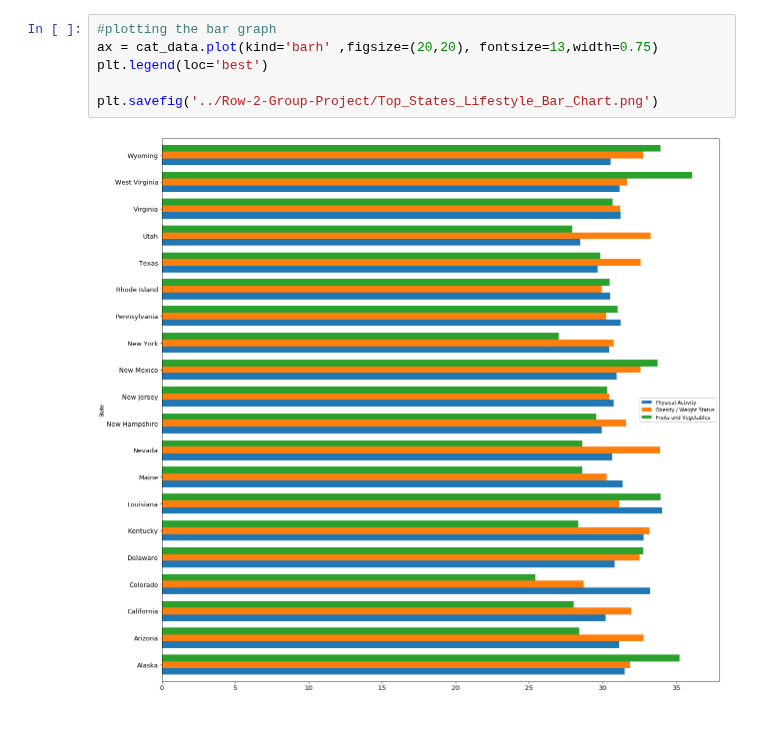
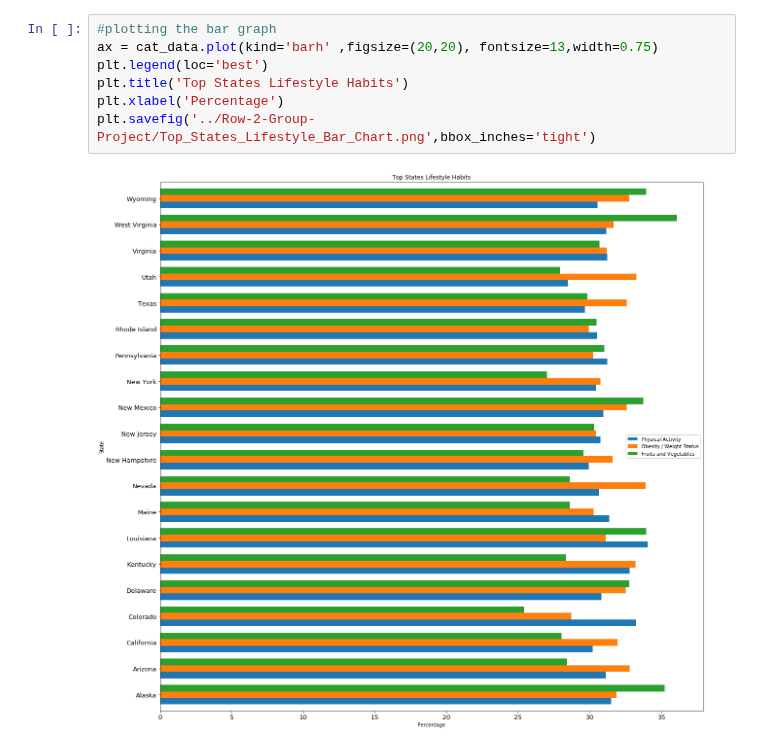
Before and after one commit to settinge/Cancer-and-Nonbiological-Variables, a Jupyter notebook: Lifestyle Data Code.ipynb, the cells around one changed output. Cells and saved outputs as stored; diff of their text form.

Commit message:
Adding final project files

```diff
--- a/Lifestyle Data Code.ipynb
+++ b/Lifestyle Data Code.ipynb
@@ -93,11 +138,12 @@ export_csv = cat_data.to_csv (r'../Row-2-Group-Project/cat_data.csv', header=Tru
 # %%
 #plotting the bar graph
 ax = cat_data.plot(kind='barh' ,figsize=(20,20), fontsize=13,width=0.75)
 plt.legend(loc='best')
-
-plt.savefig('../Row-2-Group-Project/Top_States_Lifestyle_Bar_Chart.png')
+plt.title('Top States Lifestyle Habits')
+plt.xlabel('Percentage')
+plt.savefig('../Row-2-Group-Project/Top_States_Lifestyle_Bar_Chart.png',bbox_inches='tight')
 # %% [output]
-[figure, old version]
+[figure, new version]
 # %%
 #Creating a dataframe to gather data to see correlations
 Incidence_rate = combined_data.groupby(["State"])["Incidence Rate"].mean()
```
Also changed, not shown: parts of 8 cells of this notebook, 9 other files.
